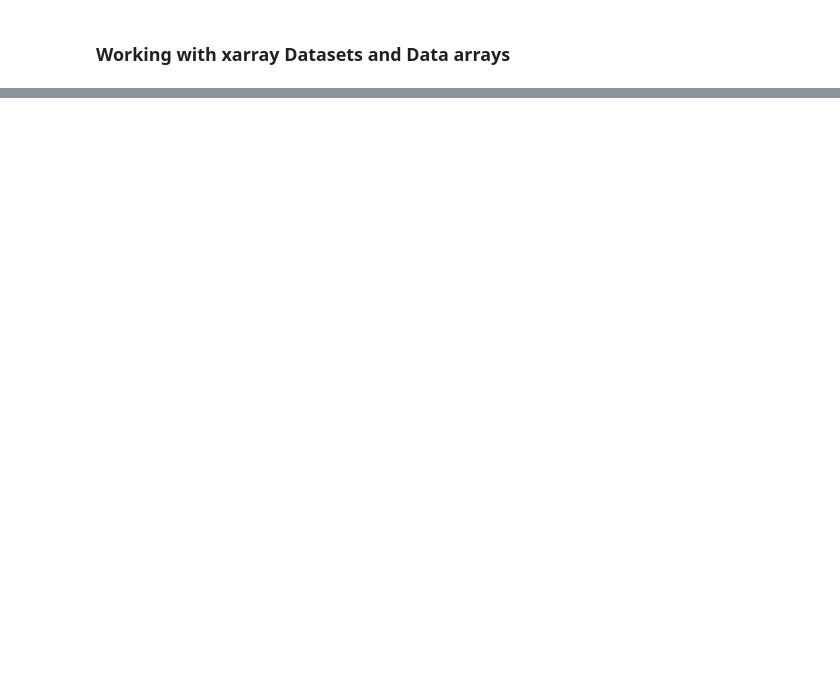
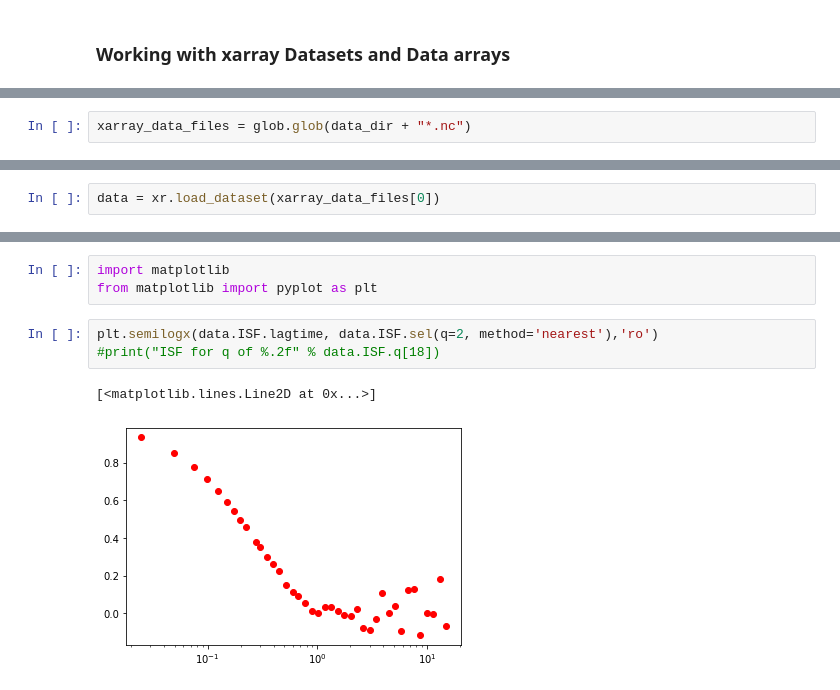
Before and after one commit to rmcgorty/PythonTutorials, a Jupyter notebook: 05 - Other things.ipynb, the cells around one changed output, grey strips where cells are left out. Drawn from its saved outputs; the diff is of its cells as text; blank space fills up the shorter version.

```diff
--- a/05 - Other things.ipynb
+++ b/05 - Other things.ipynb
@@ -88,0 +132,2 @@ parameters_as_dictionary
+# %%
+xarray_data_files = glob.glob(data_dir + "*.nc")
@@ -88,0 +154,2 @@ parameters_as_dictionary
+# %%
+data = xr.load_dataset(xarray_data_files[0])
@@ -88,0 +196,9 @@ parameters_as_dictionary
+# %%
+import matplotlib
+from matplotlib import pyplot as plt
+# %%
+plt.semilogx(data.ISF.lagtime, data.ISF.sel(q=2, method='nearest'),'ro')
+#print("ISF for q of %.2f" % data.ISF.q[18])
+# %% [output]
+[<matplotlib.lines.Line2D at 0x...>]
+[figure, added]
```
Also changed, not shown: parts of 13 cells of this notebook.
